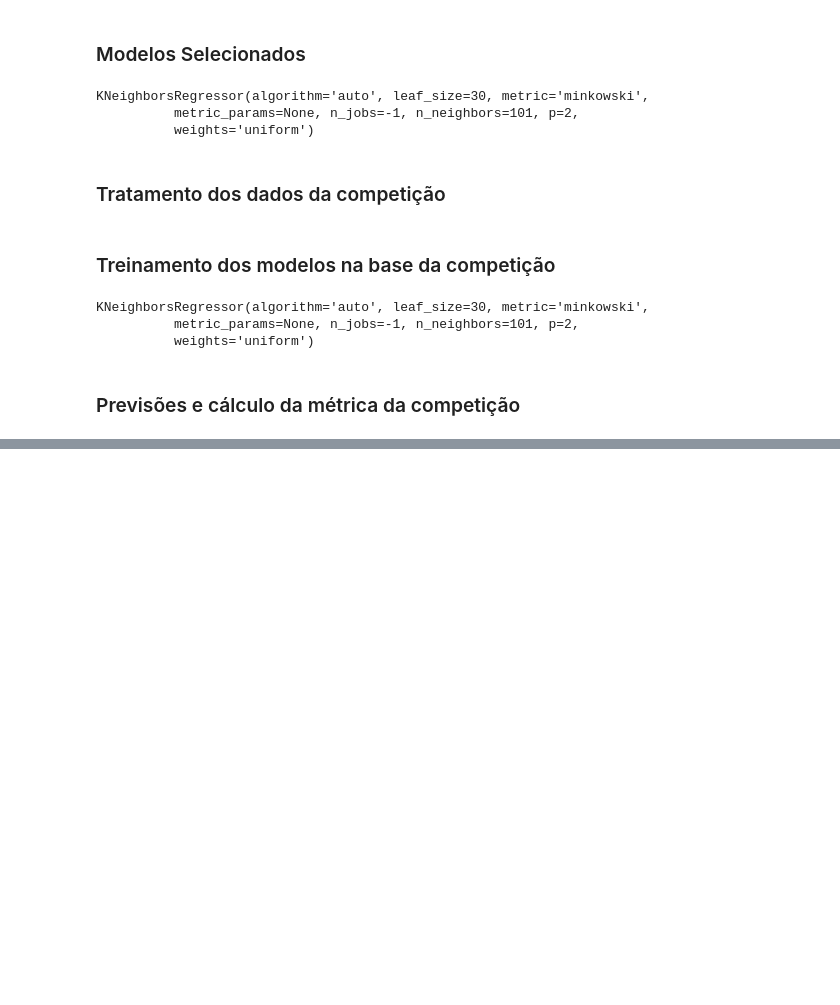
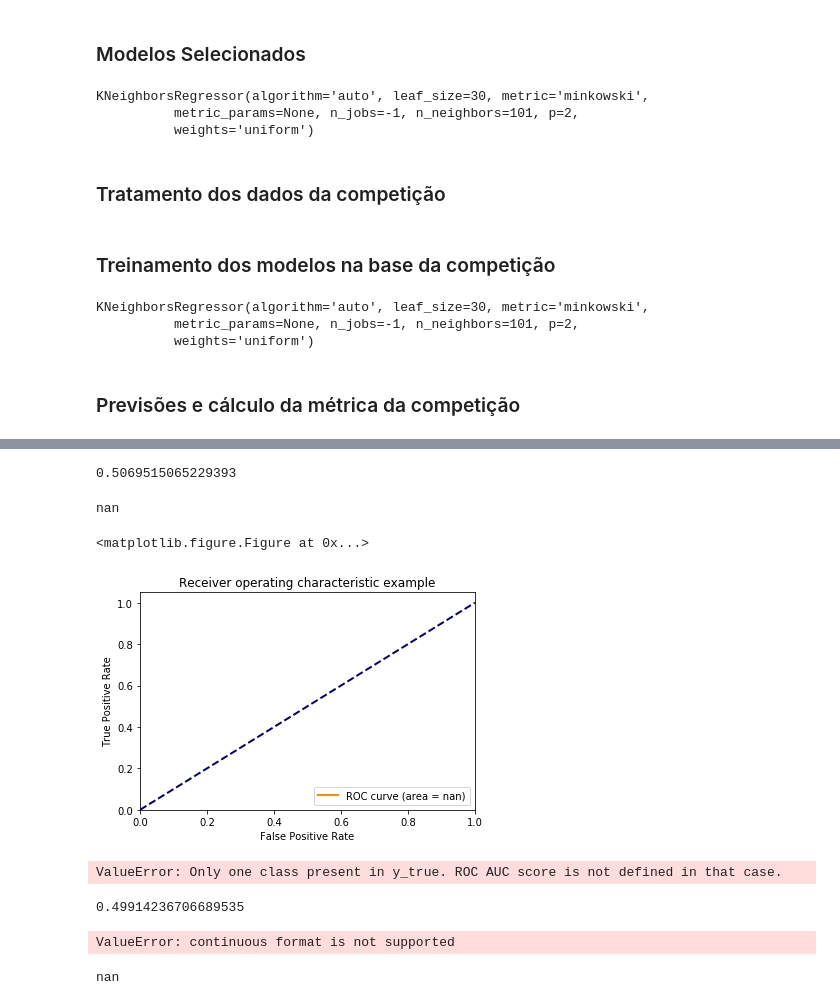
Before and after one commit to esron/DataMineCup2015, a Jupyter notebook: Resultado.ipynb, the cells around one changed output, grey strips where cells are left out. Cells and saved outputs as stored; diff of their text form; code cells hidden in the pictures; blank space fills up the shorter version.

```diff
--- a/Resultado.ipynb
+++ b/Resultado.ipynb
@@ -211,0 +223,37 @@ E(predicted_coupon1, predicted_coupon2, predicted_coupon3, predicted_basket, res
+# %%
+metrics.roc_auc_score(results['coupon1Used'], predicted_coupon1)
+# %% [output]
+0.5069515065229393
+# %%
+roc_auc = roc_auc_score(y_true, y_scores)
+roc_auc
+# %% [output]
+nan
+# %%
+plt.figure()
+lw = 2
+plt.plot(fpr, tpr, color='darkorange',
+         lw=lw, label='ROC curve (area = %0.2f)' % roc_auc)
+plt.plot([0, 1], [0, 1], color='navy', lw=lw, linestyle='--')
+plt.xlim([0.0, 1.0])
+plt.ylim([0.0, 1.05])
+plt.xlabel('False Positive Rate')
+plt.ylabel('True Positive Rate')
+plt.title('Receiver operating characteristic example')
+plt.legend(loc="lower right")
+plt.show()
+# %% [output]
+<matplotlib.figure.Figure at 0x...>
+[figure, added]
+# %%
+metrics.roc_auc_score(predicted_coupon2, results['coupon2Used'])
+# %% [output]
+ValueError: Only one class present in y_true. ROC AUC score is not defined in that case.
+# %%
+metrics.roc_auc_score(results['coupon3Used'], predicted_coupon3)
+# %% [output]
+0.49914236706689535
+# %%
+metrics.roc_auc_score(results['basketValue'], predicted_basket)
+# %% [output]
+ValueError: continuous format is not supported
@@ -211,0 +262,4 @@ E(predicted_coupon1, predicted_coupon2, predicted_coupon3, predicted_basket, res
+# %%
+metrics.auc(fpr, tpr)
+# %% [output]
+nan
```
Also changed, not shown: parts of 11 cells of this notebook.
